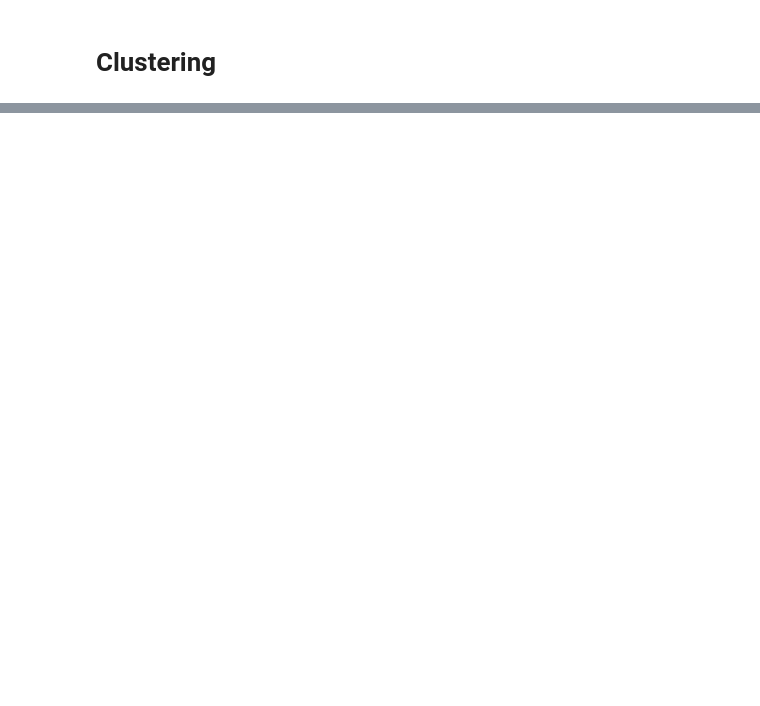
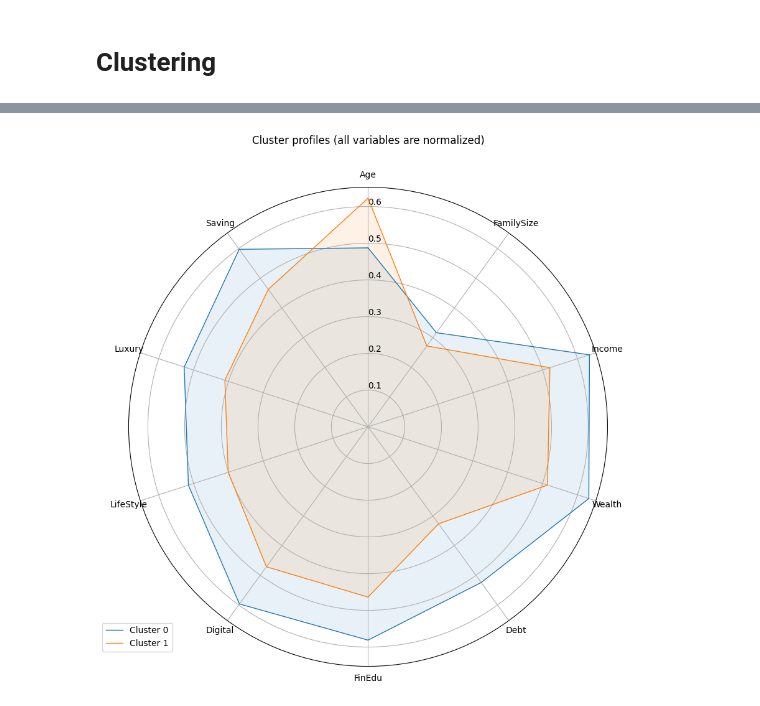
Before and after one commit to Filippo-Galli/Fintech_BC, a Jupyter notebook: BC1/main.ipynb, the cells around one changed output, grey strips where cells are left out. Cells and saved outputs as stored; diff of their text form; code cells hidden in the pictures; blank space fills up the shorter version.

Commit message:
custom distance implemented + simple plot function
Custom distance implemented:
- Mahalanobis + Overlay;
- Starting plot features

```diff
--- a/BC1/main.ipynb
+++ b/BC1/main.ipynb
@@ -206,8 +314,8 @@ from sklearn.preprocessing import MinMaxScaler, OneHotEncoder
 import numpy as np
 
 # Specify categorical variables
-#categorical_columns = ['Gender', 'Job', 'Area', 'CitySize', 'Investments']
-categorical_columns = ['Gender', 'Job', 'Area', 'CitySize']
+categorical_columns = ['Gender', 'Job', 'Area', 'CitySize', 'Investments']
+#categorical_columns = ['Gender', 'Job', 'Area', 'CitySize']
 
 
 # Split variables
@@ -442,0 +681,44 @@ Final decision (median): 3 clusters
+# %%
+def plot_cluster_radar(data):
+    # Create a copy of the data for normalization
+    plot_data = data.copy()
+
+    # Normalize all numerical variables using MinMaxScaler
+    scaler = MinMaxScaler()
+    plot_data[numerical_features.columns] = scaler.fit_transform(plot_data[numerical_features.columns])
+
+    # Calculate mean values for each numerical variable by cluster
+    cluster_means = plot_data.groupby('Cluster')[numerical_features.columns].mean()
+
+    # Set up the radar chart
+    categories = numerical_features.columns
+    num_vars = len(categories)
+    angles = [n / float(num_vars) * 2 * np.pi for n in range(num_vars)]
+    angles += angles[:1]
+
+    fig, ax = plt.subplots(figsize=(10, 10), subplot_kw=dict(projection='polar'))
+
+    # Plot for each cluster
+    for cluster in range(data['Cluster'].nunique()):
+        values = cluster_means.loc[cluster].values.flatten().tolist()
+        values += values[:1]
+        ax.plot(angles, values, linewidth=1, linestyle='solid', label=f'Cluster {cluster}')
+        ax.fill(angles, values, alpha=0.1)
+
+    # Set chart properties
+    ax.set_theta_offset(np.pi / 2)
+    ax.set_theta_direction(-1)
+    ax.set_rlabel_position(0)
+    plt.xticks(angles[:-1], categories)
+    ax.set_title("Cluster profiles (all variables are normalized)", y=1.08)
+    plt.legend(loc='upper right', bbox_to_anchor=(0.1, 0.1))
+
+    plt.show()
+
+# Radar chart
+data_with_clusters = data.copy()
+data_with_clusters['Cluster'] = cluster_results[final_k]
+
+plot_cluster_radar(data_with_clusters)
+# %% [output]
+[figure, added]
```
Also changed, not shown: parts of 17 cells of this notebook.
